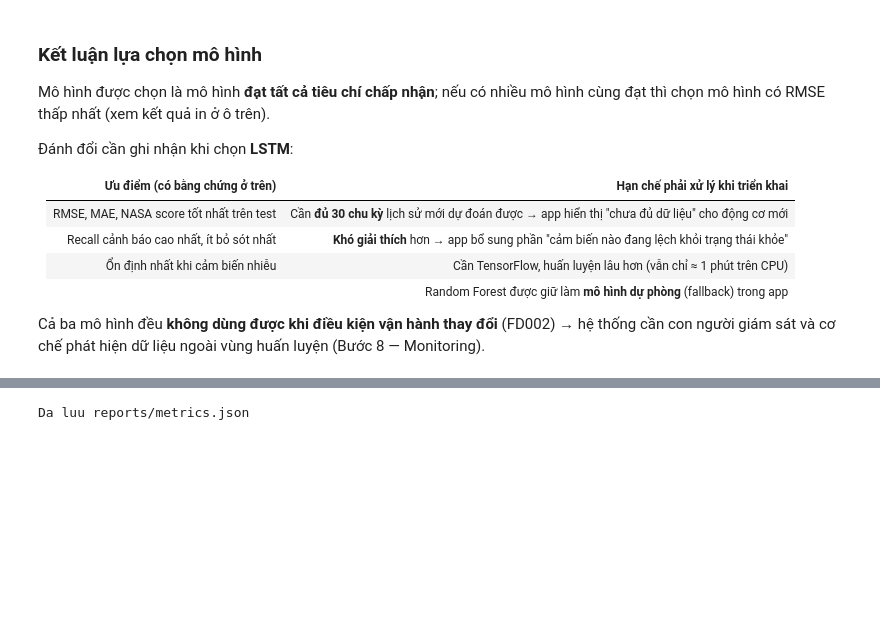
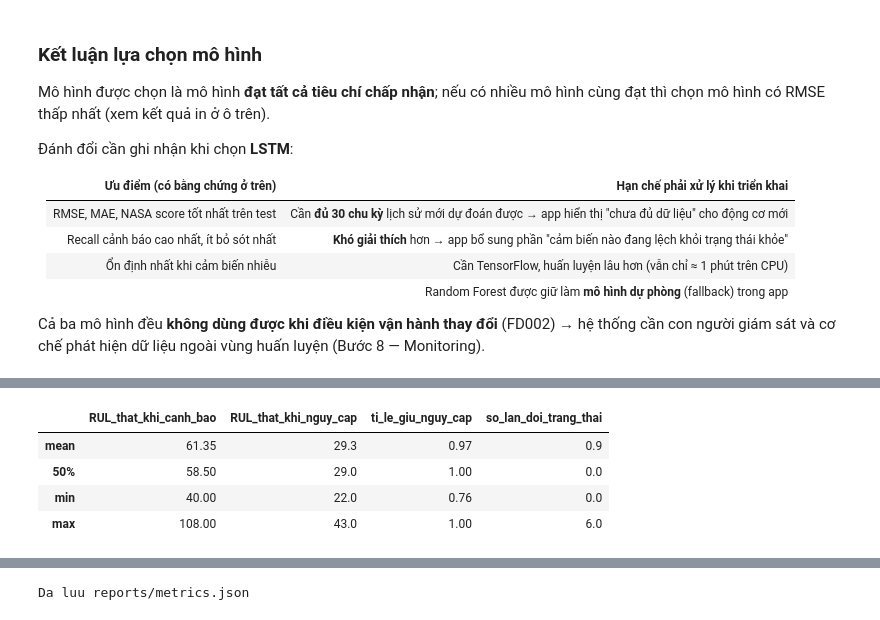
Before and after one commit to duyenphung206-sudo/turbofan-rul-prediction, a Jupyter notebook: notebooks/04_evaluation.ipynb, the cells around one changed output, grey strips where cells are left out. Cells and saved outputs as stored; diff of their text form; code cells hidden in the pictures; blank space fills up the shorter version.

```diff
--- a/notebooks/04_evaluation.ipynb
+++ b/notebooks/04_evaluation.ipynb
@@ -692,0 +760,23 @@ Cả ba mô hình đều **không dùng được khi điều kiện vận hành
+# %%
+lead_rows = []
+for unit, g in feat_val.dropna(subset=["LSTM"]).groupby("unit"):
+    critical = g["LSTM"] <= ALERT_CRITICAL
+    first_critical = g.loc[critical.idxmax()]
+    first_warning = g.loc[(g["LSTM"] <= ALERT_WARNING).idxmax()]
+    after = critical[g["cycle"] >= first_critical["cycle"]]
+    lead_rows.append({
+        "unit": unit,
+        "RUL_that_khi_canh_bao": first_warning["RUL_raw"],
+        "RUL_that_khi_nguy_cap": first_critical["RUL_raw"],
+        "ti_le_giu_nguy_cap": after.mean(),
+        "so_lan_doi_trang_thai": int(after.astype(int).diff().abs().sum()),
+    })
+lead = pd.DataFrame(lead_rows).set_index("unit")
+lead_summary = lead.describe().loc[["mean", "50%", "min", "max"]]
+lead_summary.round(2)
+# %% [output]
+|  | RUL_that_khi_canh_bao | RUL_that_khi_nguy_cap | ti_le_giu_nguy_cap | so_lan_doi_trang_thai |
+| mean | 61.35 | 29.3 | 0.97 | 0.9 |
+| 50% | 58.50 | 29.0 | 1.00 | 0.0 |
+| min | 40.00 | 22.0 | 0.76 | 0.0 |
+| max | 108.00 | 43.0 | 1.00 | 6.0 |
```
Also changed, not shown: parts of 11 cells of this notebook, 2 other files.
